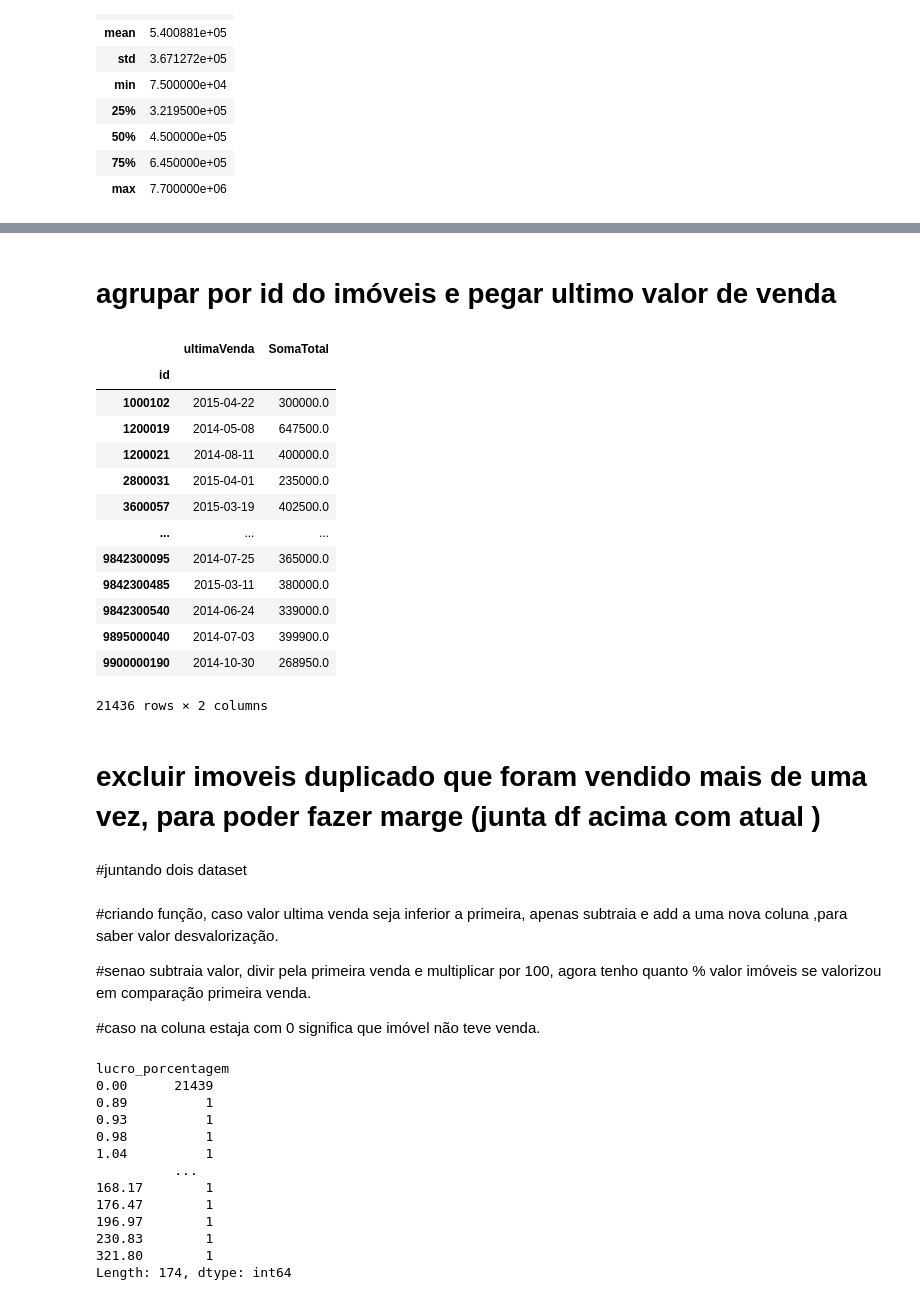
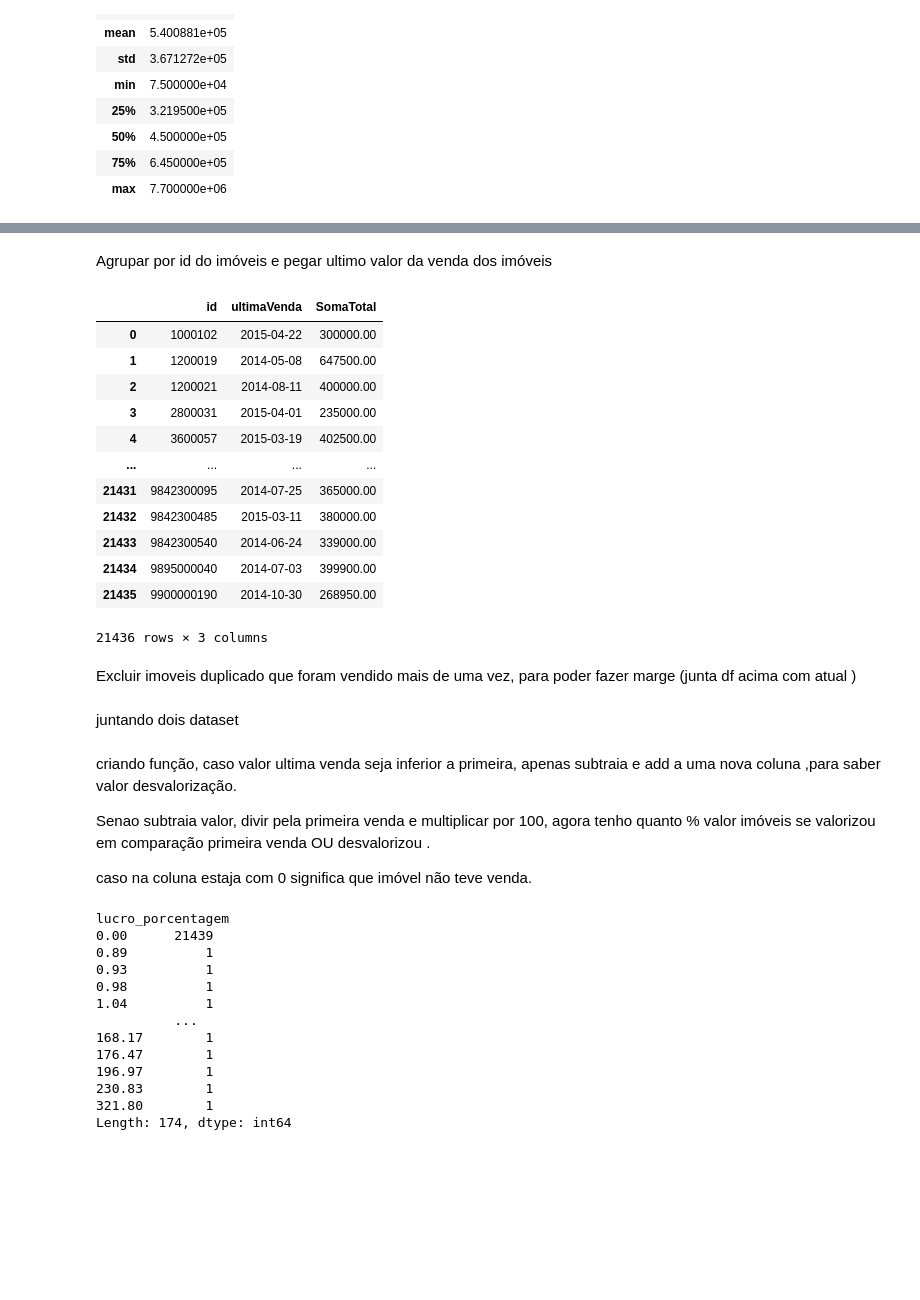
Before and after one commit to MatheusHavoc/Roof_Imoveis, a Jupyter notebook: roof_im_veis.ipynb, the cells around one changed output, grey strips where cells are left out. Drawn from its saved outputs; the diff is of its cells as text; code cells hidden in the pictures; blank space fills up the shorter version.

```diff
--- a/roof_im_veis.ipynb
+++ b/roof_im_veis.ipynb
@@ -308 +323,9 @@ df_Novo.sample(5)
 5 rows × 22 columns
+# %%
+df_Novo = df_Novo.sort_values(by='Decada')
+df_decadas = df_Novo.groupby('Decada')['Preco_Venda'].median().to_frame()
+df_decadas = df_decadas.reset_index()
+
+fig = px.bar(df_decadas, x='Decada', y='Preco_Venda')
+fig.update_layout(template='plotly_dark')
+fig.show()
@@ -329,4 +354,4 @@ WARNING:matplotlib.legend:No handles with labels found to put in legend.
 prices = pd.DataFrame(df_Novo['Preco_Venda'], columns=['Preco_Venda'])
 bins = [0, 250000, 500000, 1000000, 8000000]
 labels = ['Group 1', 'Group 2', 'Group 3', 'Group 4']
-df_Novo['preco_group'] = pd.cut(prices['Preco_Venda'], bins, labels = labels, include_lowest = True)
+df_Novo['group'] = pd.cut(prices['Preco_Venda'], bins, labels = labels, include_lowest = True)
@@ -333,37 +366,38 @@ df_Novo['preco_group'] = pd.cut(prices['Preco_Venda'], bins, labels = labels, in
 # %% [markdown]
-# agrupar por id do imóveis e pegar ultimo valor de venda
+Agrupar por id do imóveis e pegar ultimo valor da venda dos imóveis
 # %%
 df_lucro = df_Novo.groupby('id').agg({'Data_Venda': 'max', 'Preco_Venda': 'max'})
 df_lucro = df_lucro.rename(columns = {'Data_Venda':'ultimaVenda','Preco_Venda':'SomaTotal'})
+df_lucro = df_lucro.reset_index()
 df_lucro
 # %% [output]
-|  | ultimaVenda | SomaTotal |
-| id |  |  |
-| 1000102 | 2015-04-22 | 300000.0 |
-| 1200019 | 2014-05-08 | 647500.0 |
-| 1200021 | 2014-08-11 | 400000.0 |
-| 2800031 | 2015-04-01 | 235000.0 |
-| 3600057 | 2015-03-19 | 402500.0 |
-| ... | ... | ... |
-| 9842300095 | 2014-07-25 | 365000.0 |
-| 9842300485 | 2015-03-11 | 380000.0 |
-| 9842300540 | 2014-06-24 | 339000.0 |
-| 9895000040 | 2014-07-03 | 399900.0 |
-| 9900000190 | 2014-10-30 | 268950.0 |
+|  | id | ultimaVenda | SomaTotal |
+| 0 | 1000102 | 2015-04-22 | 300000.00 |
+| 1 | 1200019 | 2014-05-08 | 647500.00 |
+| 2 | 1200021 | 2014-08-11 | 400000.00 |
+| 3 | 2800031 | 2015-04-01 | 235000.00 |
+| 4 | 3600057 | 2015-03-19 | 402500.00 |
+| ... | ... | ... | ... |
+| 21431 | 9842300095 | 2014-07-25 | 365000.00 |
+| 21432 | 9842300485 | 2015-03-11 | 380000.00 |
+| 21433 | 9842300540 | 2014-06-24 | 339000.00 |
+| 21434 | 9895000040 | 2014-07-03 | 399900.00 |
+| 21435 | 9900000190 | 2014-10-30 | 268950.00 |
-21436 rows × 2 columns
+21436 rows × 3 columns
 # %% [markdown]
-# excluir imoveis duplicado que foram vendido mais de uma vez, para poder fazer marge (junta df acima com atual )
+Excluir imoveis duplicado que foram vendido mais de uma vez,
+para poder fazer marge (junta df acima com atual )
 # %%
 df = df_Novo.sort_values('id', ascending=False)
 df = df_Novo.drop_duplicates(subset='id', keep='first')
 # %% [markdown]
-#juntando dois dataset
+juntando dois dataset
 # %%
 df_nv = df_Novo.merge(df_lucro, on="id", how="outer")
 # %% [markdown]
-#criando função,  caso valor ultima venda seja inferior a primeira, apenas subtraia e add a uma nova coluna ,para saber valor desvalorização.
+criando função,  caso valor ultima venda seja inferior a primeira, apenas subtraia e add a uma nova coluna ,para saber valor desvalorização.
 
-#senao subtraia valor,  divir pela primeira venda e multiplicar por 100, agora tenho quanto % valor imóveis se valorizou em comparação primeira venda.
+Senao subtraia valor,  divir pela primeira venda e multiplicar por 100, agora tenho quanto % valor imóveis se valorizou em comparação primeira venda OU desvalorizou .
 
-#caso na coluna estaja com 0 significa que imóvel não teve venda.
+caso na coluna estaja com 0 significa que imóvel não teve venda.
 # %%
```
Also changed, not shown: parts of 53 cells of this notebook.
